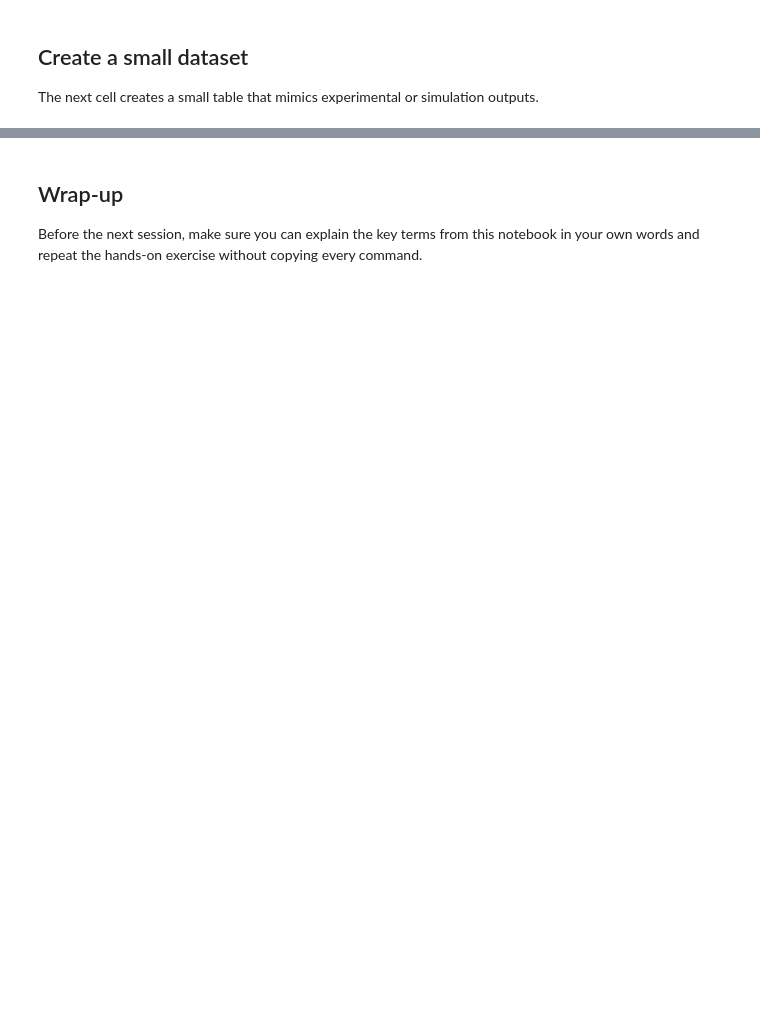
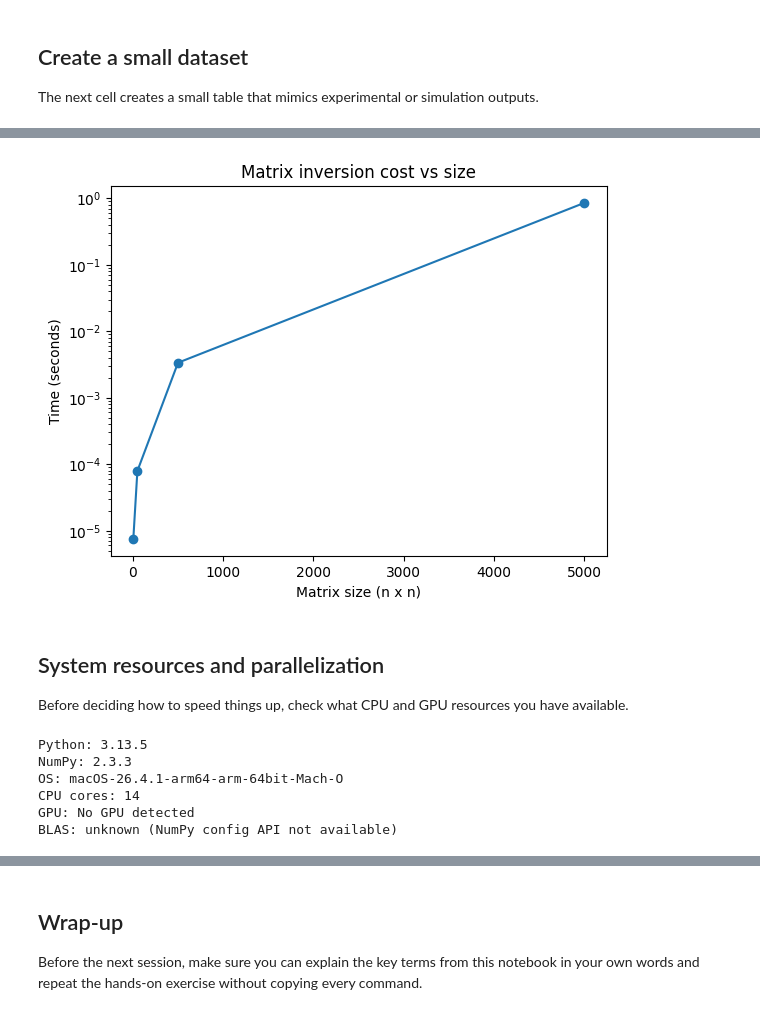
Before and after one commit to aghcv/Computational_Research_Workflows, a Jupyter notebook: docs/workshop/02_python_foundations_for_research.ipynb, the cells around one changed output, grey strips where cells are left out. Drawn from its saved outputs; the diff is of its cells as text; code cells hidden in the pictures; blank space fills up the shorter version.

```diff
--- a/docs/workshop/02_python_foundations_for_research.ipynb
+++ b/docs/workshop/02_python_foundations_for_research.ipynb
@@ -67,0 +127,19 @@ Add a new row to the dataset with your own `case_id`, `pressure_drop`, and `flow
+# %%
+import time
+
+def time_matrix_inversion(n, repeats=3, seed=0):
+    rng = np.random.default_rng(seed)
+    # Add a small identity term to reduce the chance of a singular matrix.
+    a = rng.random((n, n)) + np.eye(n) * 1e-3
+    durations = []
+    for _ in range(repeats):
+        start = time.perf_counter()
+        np.linalg.inv(a)
+        durations.append(time.perf_counter() - start)
+    return min(durations)
+
+sizes = [5, 50, 500, 5000]
+print("Matrix sizes:", sizes)
+times = [time_matrix_inversion(n) for n in sizes]
+print("Times:")
+times
@@ -67,0 +159,61 @@ Add a new row to the dataset with your own `case_id`, `pressure_drop`, and `flow
+# %%
+plt.figure()
+plt.plot(sizes, times, marker="o")
+plt.xlabel("Matrix size (n x n)")
+plt.ylabel("Time (seconds)")
+plt.title("Matrix inversion cost vs size")
+plt.yscale("log")
+plt.show()
+# %% [output]
+[figure, added]
+# %% [markdown]
+## System resources and parallelization
+
+Before deciding how to speed things up, check what CPU and GPU resources you have available.
+# %%
+import os
+import platform
+import shutil
+import subprocess
+import sys
+
+print("Python:", sys.version.split()[0])
+print("NumPy:", np.__version__)
+print("OS:", platform.platform())
+print("CPU cores:", os.cpu_count())
+
+gpu_info = "No GPU detected"
+try:
+    import torch
+
+    if torch.cuda.is_available():
+        gpu_info = torch.cuda.get_device_name(0)
+except Exception:
+    pass
+
+if gpu_info == "No GPU detected" and shutil.which("nvidia-smi"):
+    result = subprocess.run(
+        ["nvidia-smi", "--query-gpu=name", "--format=csv,noheader"],
+        capture_output=True,
+        text=True,
+        check=False,
+    )
+    if result.returncode == 0 and result.stdout.strip():
+        gpu_info = result.stdout.strip().splitlines()[0]
+
+print("GPU:", gpu_info)
+
+config = np.__config__
+get_info = getattr(config, "get_info", None)
+if callable(get_info):
+    blas_info = get_info("blas_opt_info")
+    print("BLAS:", blas_info.get("libraries", "unknown"))
+else:
+    print("BLAS: unknown (NumPy config API not available)")
+# %% [output]
+Python: 3.13.5
+NumPy: 2.3.3
+OS: macOS-26.4.1-arm64-arm-64bit-Mach-O
+CPU cores: 14
+GPU: No GPU detected
+BLAS: unknown (NumPy config API not available)
```
Also changed, not shown: parts of 16 cells of this notebook.
